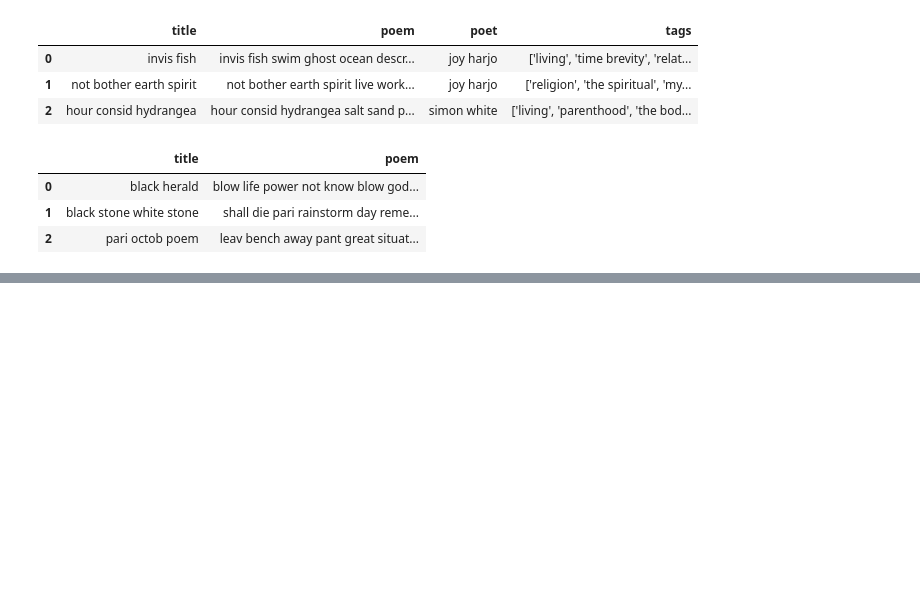
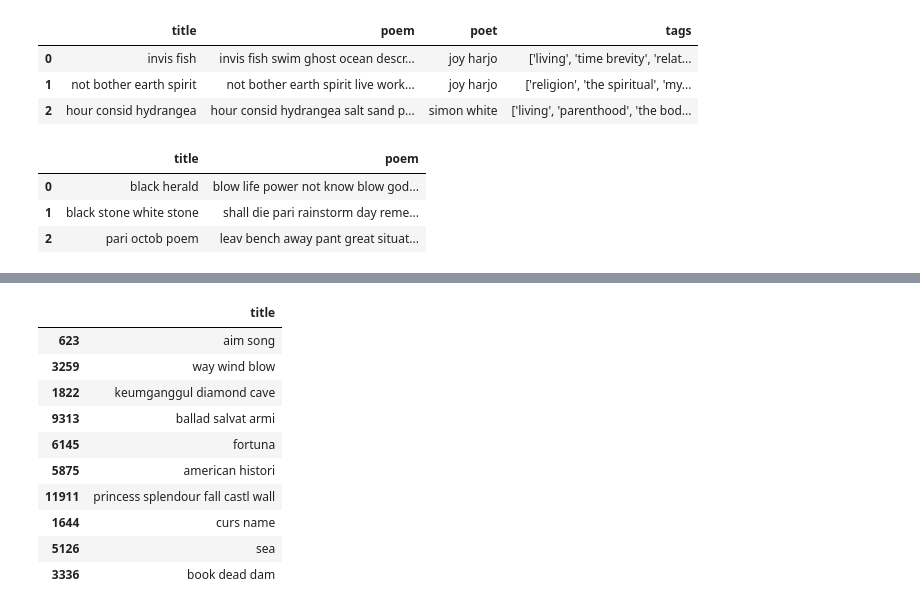
Before and after one commit to HubertRonald/VersoVector, a Jupyter notebook: notebook/02_embeddings_unsupervised.ipynb, the cells around one changed output, grey strips where cells are left out. Saved outputs shown, nothing was run; the diff lists cells and outputs as text; code cells hidden in the pictures; blank space fills up the shorter version.

```diff
--- a/notebook/02_embeddings_unsupervised.ipynb
+++ b/notebook/02_embeddings_unsupervised.ipynb
@@ -119,3 +124,12 @@ display(cv_df.head(3))
 | 0 | black herald | blow life power not know blow god... |
 | 1 | black stone white stone | shall die pari rainstorm day reme... |
 | 2 | pari octob poem | leav bench away pant great situat... |
+# %%
+new_poems_df: PandasDF = pd.concat([
+    poetry_df[['title', 'poem']],
+    cv_df[['title', 'poem']]
+])
+# %%
+# 2. Vectorizar el texto
+tfidf = TfidfVectorizer(max_features=5000) # Limitar a 5000 palabras más importantes
+tfidf_matrix  = tfidf.fit_transform(new_poems_df.poem)
@@ -121,0 +194,14 @@ display(cv_df.head(3))
+# %%
+display(recomendador('black herald'))
+# %% [output]
+|  | title |
+| 623 | aim song |
+| 3259 | way wind blow |
+| 1822 | keumganggul diamond cave |
+| 9313 | ballad salvat armi |
+| 6145 | fortuna |
+| 5875 | american histori |
+| 11911 | princess splendour fall castl wall |
+| 1644 | curs name |
+| 5126 | sea |
+| 3336 | book dead dam |
```
Also changed, not shown: parts of 6 cells of this notebook, 1 other file.
